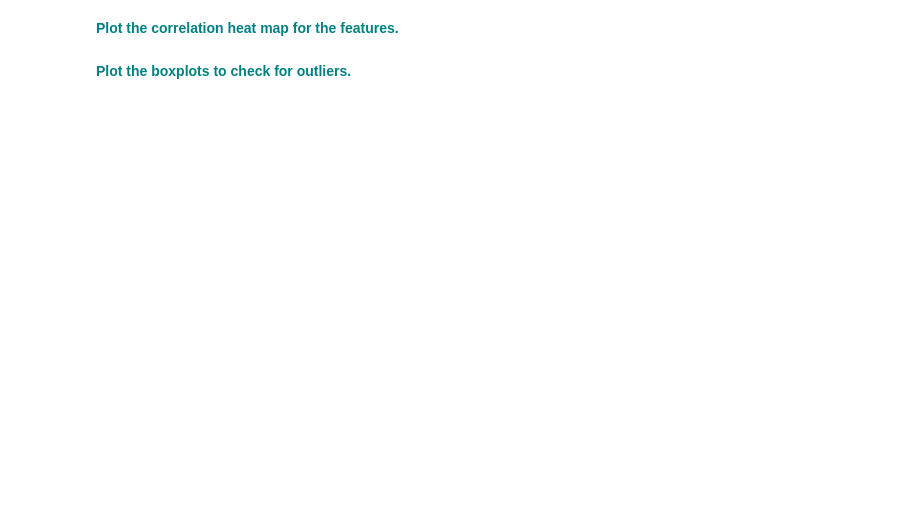
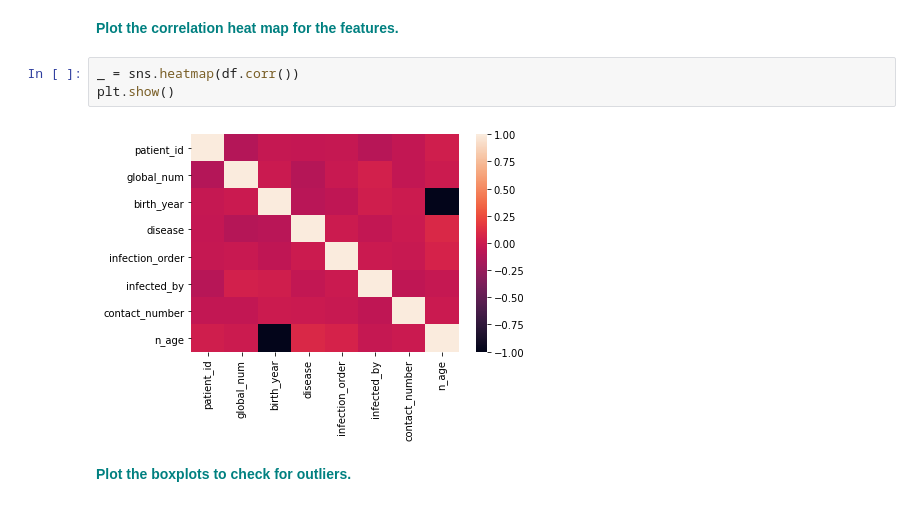
Before and after one commit to yepterence/Springboard-case-studies, a Jupyter notebook: RandomForest_Covid_Case_Study_06302020/RandomForest_casestudy_covid19.ipynb, the cells around one changed output. Saved outputs shown, nothing was run; the diff lists cells and outputs as text; blank space fills up the shorter version.

```diff
--- a/RandomForest_Covid_Case_Study_06302020/RandomForest_casestudy_covid19.ipynb
+++ b/RandomForest_Covid_Case_Study_06302020/RandomForest_casestudy_covid19.ipynb
@@ -366,4 +388,9 @@ vn
 # %% [markdown]
 **<font color='teal'> Plot the correlation heat map for the features.</font>**
+# %%
+_ = sns.heatmap(df.corr())
+plt.show()
+# %% [output]
+[figure, added]
 # %% [markdown]
 **<font color='teal'> Plot the boxplots to check for outliers. </font>**
```
Also changed, not shown: parts of 16 cells of this notebook.
